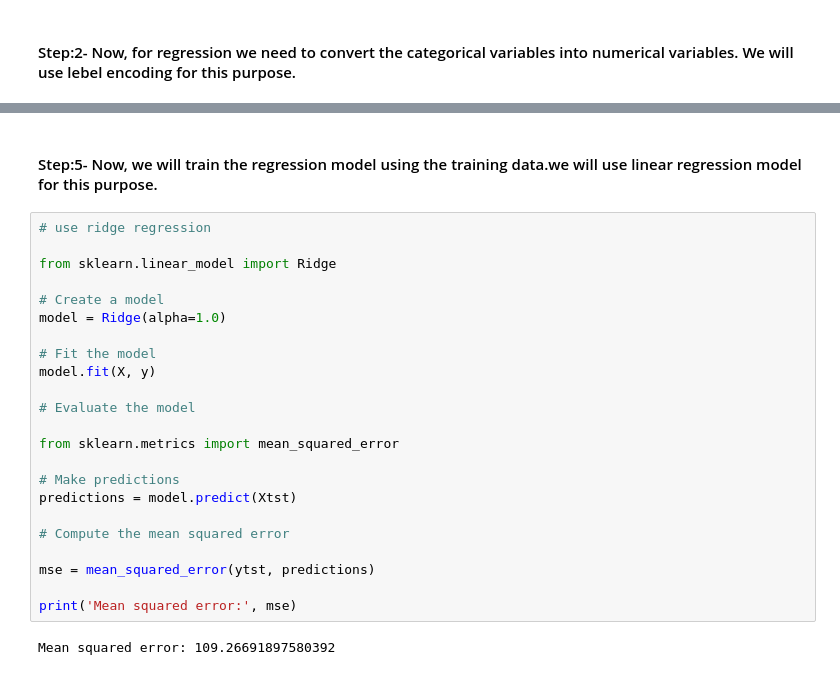
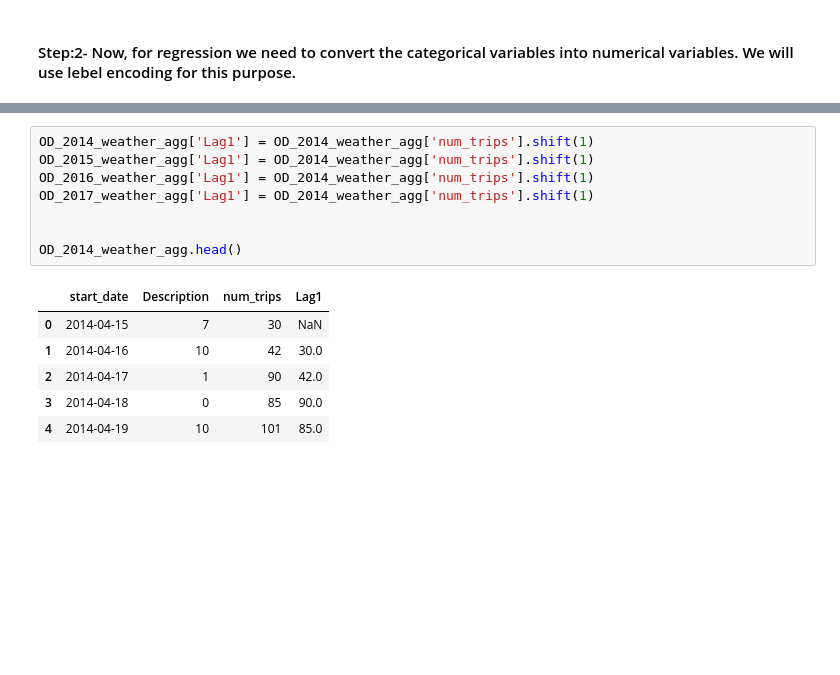
Before and after one commit to sayemomer/BixiMatch, a Jupyter notebook: notebooks/training_preprocessing_and_train.ipynb, the cells around one changed output, grey strips where cells are left out. Drawn from its saved outputs; the diff is of its cells as text; blank space fills up the shorter version.

```diff
--- a/notebooks/training_preprocessing_and_train.ipynb
+++ b/notebooks/training_preprocessing_and_train.ipynb
@@ -190,27 +84,15 @@ print(y[0:5])
-# %% [markdown]
-#### Step:5- Now, we will train the regression model using the training data.we will use linear regression model for this purpose.
-# %%
-# use ridge regression
-
-from sklearn.linear_model import Ridge
-
-# Create a model
-model = Ridge(alpha=1.0)
-
-# Fit the model
-model.fit(X, y)
-
-# Evaluate the model
-
-from sklearn.metrics import mean_squared_error
-
-# Make predictions
-predictions = model.predict(Xtst)
-
-# Compute the mean squared error
-
-mse = mean_squared_error(ytst, predictions)
-
-print('Mean squared error:', mse)
-# %% [output]
-Mean squared error: 109.26691897580392
+# %%
+OD_2014_weather_agg['Lag1'] = OD_2014_weather_agg['num_trips'].shift(1)
+OD_2015_weather_agg['Lag1'] = OD_2014_weather_agg['num_trips'].shift(1)
+OD_2016_weather_agg['Lag1'] = OD_2014_weather_agg['num_trips'].shift(1)
+OD_2017_weather_agg['Lag1'] = OD_2014_weather_agg['num_trips'].shift(1)
+
+
+OD_2014_weather_agg.head()
+# %% [output]
+|  | start_date | Description | num_trips | Lag1 |
+| 0 | 2014-04-15 | 7 | 30 | NaN |
+| 1 | 2014-04-16 | 10 | 42 | 30.0 |
+| 2 | 2014-04-17 | 1 | 90 | 42.0 |
+| 3 | 2014-04-18 | 0 | 85 | 90.0 |
+| 4 | 2014-04-19 | 10 | 101 | 85.0 |
```
Also changed, not shown: parts of 10 cells of this notebook, 6 other files.
